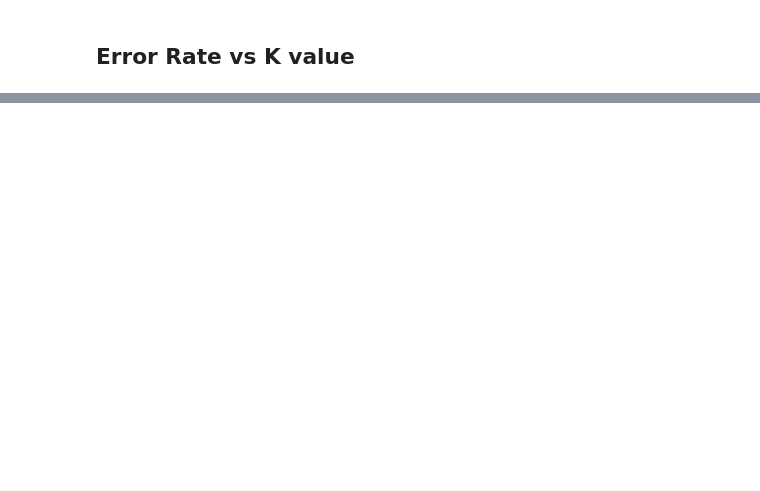
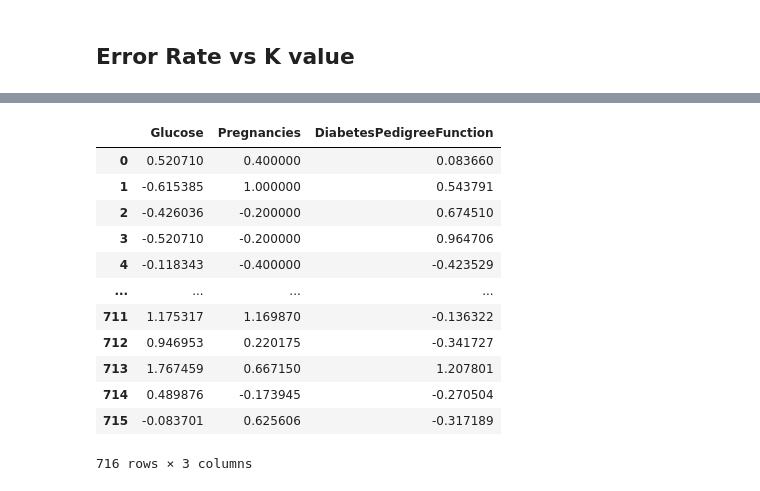
Before and after one commit to vandyG/datascience-pa2, a Jupyter notebook: src/knn.ipynb, the cells around one changed output, grey strips where cells are left out. Drawn from its saved outputs; the diff is of its cells as text; code cells hidden in the pictures; blank space fills up the shorter version.

```diff
--- a/src/knn.ipynb
+++ b/src/knn.ipynb
@@ -658,0 +659,39 @@ plt.show()
+# %%
+from sklearn.inspection import permutation_importance
+
+results = permutation_importance(
+    model_3, X_train_resampled, y_train_resampled, scoring="accuracy"
+)  # Use appropriate scoring metric
+importance = results.importances_mean
+
+# Sort feature importances and select the top 3
+sorted_idx = importance.argsort()[::-1]  # Indices of features sorted by importance
+top_3_features = X_train_resampled.columns[sorted_idx[:3]]
+
+print("Top 3 Features (Permutation Importance):", top_3_features)
+
+
+X_new = X_train_resampled[top_3_features]  # Select those features
+
+k = 5
+
+# Train the final KNN model on the selected subset of data:
+knn_final = KNeighborsClassifier(n_neighbors=k, p=2, metric="minkowski")
+knn_final.fit(X_new, y_train_resampled)
+
+# Make predictions on the test data
+result = knn_final.predict(X_test[top_3_features])
+
+# Calculate the confusion matrix
+cm = confusion_matrix(y_test, result)
+
+# Create a heatmap of the confusion matrix
+sns.heatmap(cm, annot=True, fmt="d")
+plt.xlabel("Predicted Label")
+plt.ylabel("True Label")
+plt.title(f"Confusion Matrix K={k}")
+plt.show()
+
+# Print the classification report
+print(f"Classification Report K={k}")
+print(classification_report(y_test, result))
@@ -658,0 +710,16 @@ plt.show()
+# %%
+X_new
+# %% [output]
+|  | Glucose | Pregnancies | DiabetesPedigreeFunction |
+| 0 | 0.520710 | 0.400000 | 0.083660 |
+| 1 | -0.615385 | 1.000000 | 0.543791 |
+| 2 | -0.426036 | -0.200000 | 0.674510 |
+| 3 | -0.520710 | -0.200000 | 0.964706 |
+| 4 | -0.118343 | -0.400000 | -0.423529 |
+| ... | ... | ... | ... |
+| 711 | 1.175317 | 1.169870 | -0.136322 |
+| 712 | 0.946953 | 0.220175 | -0.341727 |
+| 713 | 1.767459 | 0.667150 | 1.207801 |
+| 714 | 0.489876 | -0.173945 | -0.270504 |
+| 715 | -0.083701 | 0.625606 | -0.317189 |
+716 rows × 3 columns
```
Also changed, not shown: parts of 14 cells of this notebook, 3 other files.
